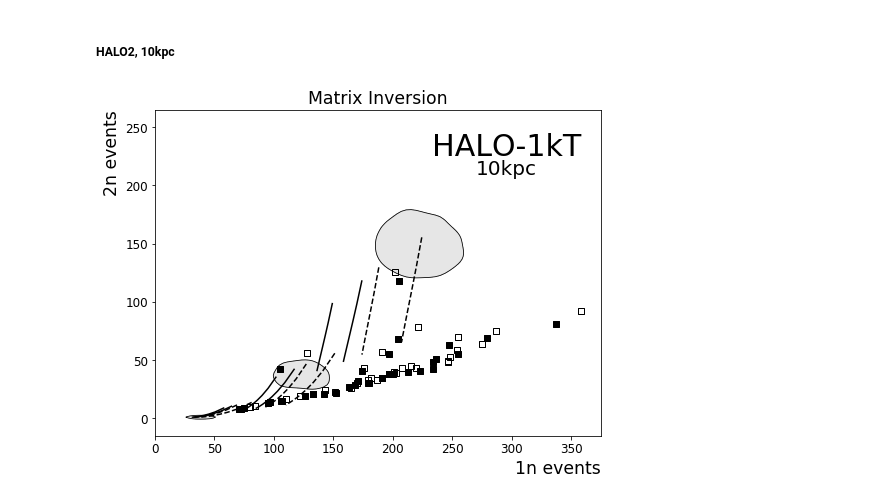
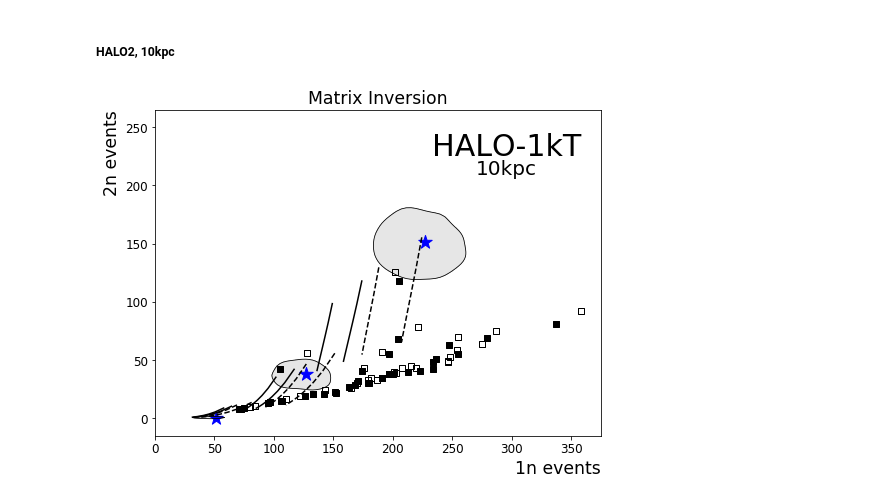
Before and after one commit to jfcrenshaw/halo, a Jupyter notebook: unfolding_plots.ipynb, the cells around one changed output. Cells and saved outputs as stored; diff of their text form; code cells hidden in the pictures.

Commit message:
Fixed some stuff in the plotting. Truth points in HALO2 10kpc (NN); made sure the smallest contour contains its truth point. Set cut to 0 on NN plots

```diff
--- a/unfolding_plots.ipynb
+++ b/unfolding_plots.ipynb
@@ -360,7 +363,8 @@ h2_10kpc_51v0_1n,    h2_10kpc_51v0_2n    = np.load(unfolded_location+'halo2_10kp
 # HALO 2, 10kpc, 227v151
 xmin = 150; xmax = 350; ymin = 100; ymax = 200
 xres = 50j; yres = 50j
-xN3_1,yN3_1,zN3_1,cutN3_1 = density_cut(h2_10kpc_227v151_1n,h2_10kpc_227v151_2n,xmin,xmax,ymin,ymax,xres,yres)
+# Here I set cut = 0.05 to balance getting all the points and the extra dead space
+xN3_1,yN3_1,zN3_1,cutN3_1 = density_cut(h2_10kpc_227v151_1n,h2_10kpc_227v151_2n,xmin,xmax,ymin,ymax,xres,yres,cut=0.05)
 #fig,ax = plt.subplots(1,1,figsize=figsize)
 #contours(xN3_1,yN3_1,zN3_1,cutN3_1,ax)
 #scatter(h2_10kpc_227v151_1n,h2_10kpc_227v151_2n,ax)
@@ -368,45 +372,54 @@ xN3_1,yN3_1,zN3_1,cutN3_1 = density_cut(h2_10kpc_227v151_1n,h2_10kpc_227v151_2n,
 # HALO 2, 10kpc, 127vs38
 xmin = 50; xmax = 200; ymin = 0; ymax = 80
 xres = 50j; yres = 40j
-xN3_2,yN3_2,zN3_2,cutN3_2 = density_cut(h2_10kpc_127v38_1n,h2_10kpc_127v38_2n,xmin,xmax,ymin,ymax,xres,yres)
+xN3_2,yN3_2,zN3_2,cutN3_2 = density_cut(h2_10kpc_127v38_1n,h2_10kpc_127v38_2n,xmin,xmax,ymin,ymax,xres,yres,cut=0)
 #fig,ax = plt.subplots(1,1,figsize=figsize)
 #contours(xN3_2,yN3_2,zN3_2,cutN3_2,ax)
 #scatter(h2_10kpc_127v38_1n,h2_10kpc_127v38_2n,ax)
 # %%
 # HALO 2, 10kpc, 51vs0
 xmin = 25; xmax = 75; ymin = -20; ymax = 20
-xres = 20j; yres = 20j
+xres = 30j; yres = 30j
+
+# make sure variance isnt zero
 h2_10kpc_51v0_2n[1] = 1
-xN3_3,yN3_3,zN3_3,cutN3_3 = density_cut(h2_10kpc_51v0_1n,h2_10kpc_51v0_2n,xmin,xmax,ymin,ymax,xres,yres)
+
+# Do this to make sure the end is inside the contour
+h2_10kpc_51v0_1n = np.append(h2_10kpc_51v0_1n,h2_10kpc_51v0_1n[-1]+1)
+h2_10kpc_51v0_2n = np.append(h2_10kpc_51v0_2n,(1))
+
+xN3_3,yN3_3,zN3_3,cutN3_3 = density_cut(h2_10kpc_51v0_1n,h2_10kpc_51v0_2n,xmin,xmax,ymin,ymax,xres,yres,cut=0)
 #fig,ax = plt.subplots(1,1,figsize=figsize)
 #contours(xN3_3,yN3_3,zN3_3,cutN3_3,ax)
 #scatter(h2_10kpc_51v0_1n,h2_10kpc_51v0_2n,ax)
+#Truth = [[227,127,51],[151,38,0]]
+#ax.scatter(Truth[0][2],Truth[1][2],color='b',marker='*',s=truth_size)
 # %%
 # Figure for HALO 2, 10kpc, 227v151 127vs38 51v0
 figN3,axN3 = plt.subplots(1,1,figsize=figsize)
 
 contours(xN3_1,yN3_1,zN3_1,cutN3_1,axN3)
 contours(xN3_2,yN3_2,zN3_2,cutN3_2,axN3)
 contours(xN3_3,yN3_3,zN3_3,cutN3_3,axN3)
 
 other_sn_models(axN3,2,10,False)
 snowglobes_curves(axN3,2,10,False)
 
 # Truth values
 Truth = [[227,127,51],[151,38,0]]
-axM3.scatter(Truth[0],Truth[1],color='b',marker='*',s=truth_size)
+axN3.scatter(Truth[0],Truth[1],color='b',marker='*',s=truth_size)
 
 # Title
 axN3.set_title('Matrix Inversion')
 axN3.text(0.62,0.86,'HALO-1kT',fontsize=exp_size,transform=axN3.transAxes)
 axN3.text(0.72,0.80,'10kpc',fontsize=dist_size,transform=axN3.transAxes)
 
 
 axN3.set_xlim(0,375)
 axN3.set_ylim(-15,265)
 
 pylab.savefig('./figures/NN_unfolding_halo2_10kpc.png')
 
 plt.show()
 # %% [output]
-[figure, old version]
+[figure, new version]
```
Also changed, not shown: parts of 10 cells of this notebook, 3 other files.
